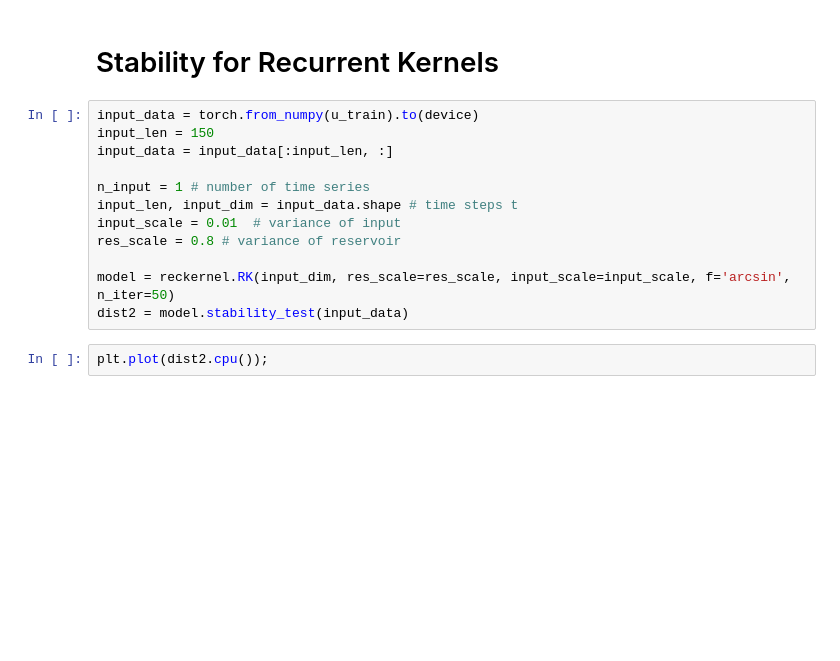
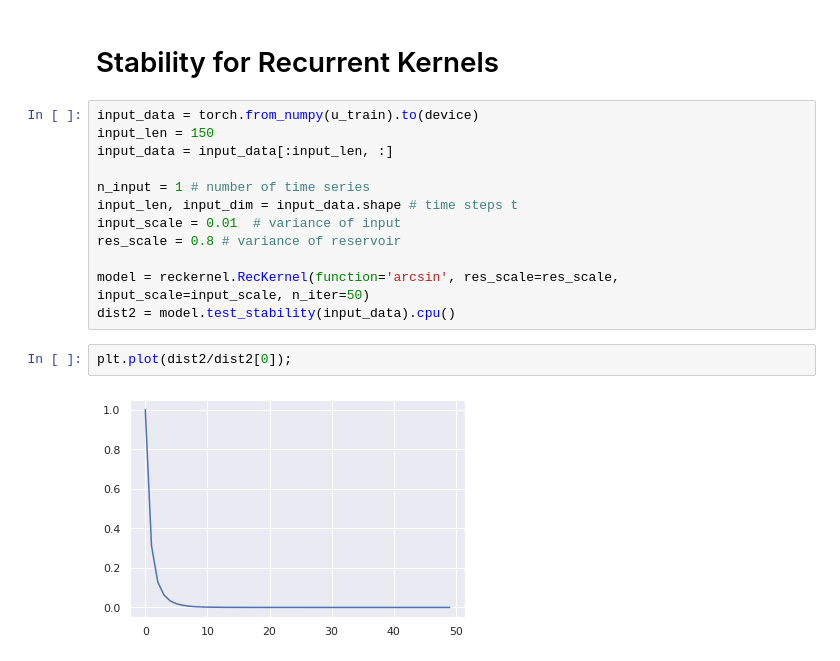
Before and after one commit to rubenohana/Reservoir-computing-kernels, a Jupyter notebook: stability_esp.ipynb, the cells around one changed output. Cells and saved outputs as stored; diff of their text form; blank space fills up the shorter version.

Commit message:
Debug stability notebook

```diff
--- a/stability_esp.ipynb
+++ b/stability_esp.ipynb
@@ -84,7 +88,9 @@ input_len, input_dim = input_data.shape # time steps t
 input_scale = 0.01  # variance of input
 res_scale = 0.8 # variance of reservoir
 
-model = reckernel.RK(input_dim, res_scale=res_scale, input_scale=input_scale, f='arcsin', n_iter=50)
-dist2 = model.stability_test(input_data)
+model = reckernel.RecKernel(function='arcsin', res_scale=res_scale, input_scale=input_scale, n_iter=50)
+dist2 = model.test_stability(input_data).cpu()
 # %%
-plt.plot(dist2.cpu());
+plt.plot(dist2/dist2[0]);
+# %% [output]
+[figure, added]
```
Also changed, not shown: parts of 3 cells of this notebook, 1 other file.
